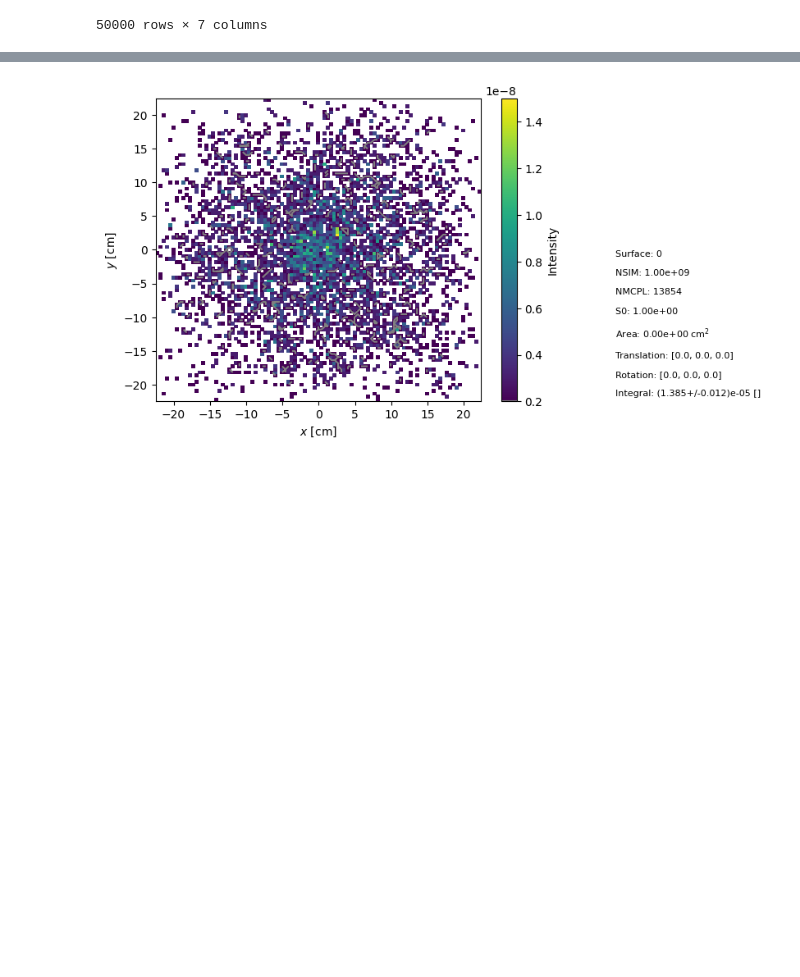
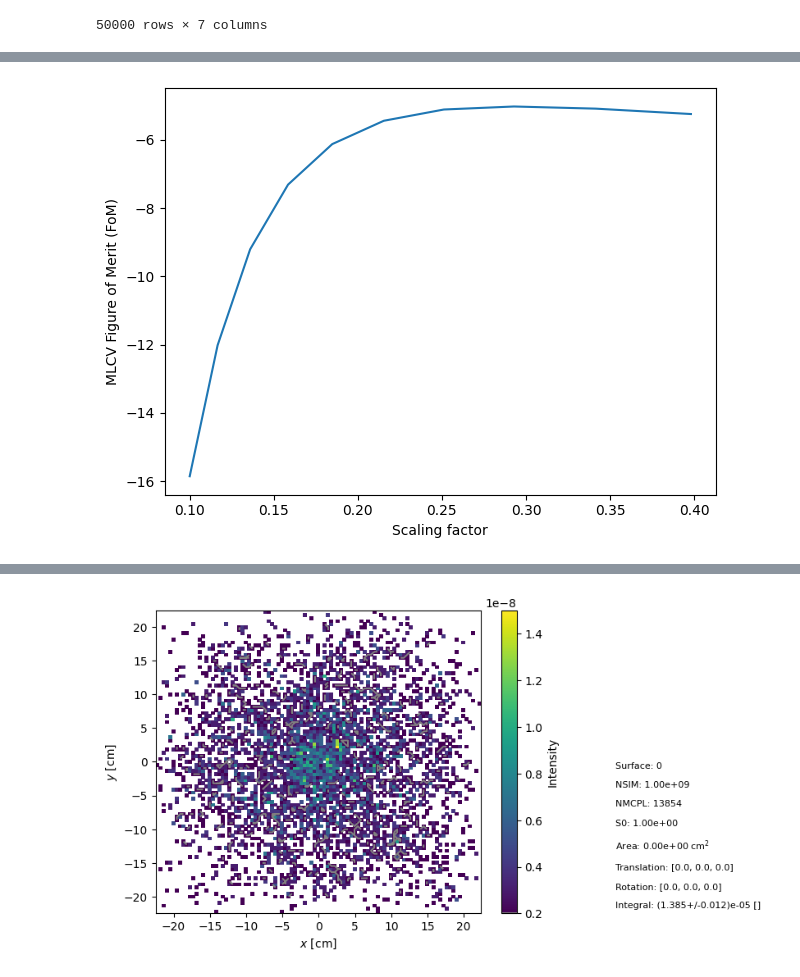
Before and after one commit to PI-AGUS/PRUEBA, a Jupyter notebook: Ejemplo_Charlita/KDS_OPMC.ipynb, the cells around one changed output, grey strips where cells are left out. Saved outputs shown, nothing was run; the diff lists cells and outputs as text; code cells hidden in the pictures; blank space fills up the shorter version.

```diff
--- a/Ejemplo_Charlita/KDS_OPMC.ipynb
+++ b/Ejemplo_Charlita/KDS_OPMC.ipynb
@@ -322,45 +331,46 @@ p2 = 13854.0
 N = 13854
 N_eff = 13854.0
 # %%
-# var_importance = [5,1,1,1,1,1]
+var_importance = [5,1,1,1,1,1]
 
-# parts,ws = S_1.plist.get(N=-1)
-# scaling = S_1.geom.std(parts=parts)
-# scaling /= var_importance
+parts,ws = S_1.plist.get(N=-1)
+scaling = S_1.geom.std(parts=parts)
+scaling /= var_importance
 
-# # Number of particles to use for optimization.
-# # A large number (1E5 or more) gives better bandwidths, but takes longer to
-# # compute.
-# N = 1E5
+# Number of particles to use for optimization.
+# A large number (1E5 or more) gives better bandwidths, but takes longer to
+# compute.
+N = 1E5
 # %%
-# S_1.bw_method = "silv"
-# S_1.fit(N, scaling=scaling)
+S_1.bw_method = "silv"
+S_1.fit(N, scaling=scaling)
 
-# # Method 3: Adaptive Maximum Likelihood Cross-Validation:
-# # Creates a grid of adaptive bandwidths and evaluates the
-# # cross-validation scores on each one, which is an indicator of the
-# # quality of the estimation. Selects the bandwidth that optimizes
-# # CV score.
-# # kNN is used to generate the seed adaptive bandwidth.
+# Method 3: Adaptive Maximum Likelihood Cross-Validation:
+# Creates a grid of adaptive bandwidths and evaluates the
+# cross-validation scores on each one, which is an indicator of the
+# quality of the estimation. Selects the bandwidth that optimizes
+# CV score.
+# kNN is used to generate the seed adaptive bandwidth.
 
-# # kNN bandwidth
-# S_1.bw_method = "knn"
-# batch_size = 10000 # Batch size for KNN search
-# k = 10             # Numer of neighbors per batch
-# S_1.fit(N, scaling=scaling, batch_size=batch_size, k=k)
-# bw_knn = S_1.kde.bw
+# kNN bandwidth
+S_1.bw_method = "knn"
+batch_size = 10000 # Batch size for KNN search
+k = 10             # Numer of neighbors per batch
+S_1.fit(N, scaling=scaling, batch_size=batch_size, k=k)
+bw_knn = S_1.kde.bw
 
-# # MLCV optimization of previously calculated kNN bandwidth
-# S_1.bw_method = "mlcv"
-# N_cv = int(1E4)   # Use a smaller N to reduce computation times
-# seed = bw_knn[:N_cv] # Use kNN BW as seed (first N elements)
-# grid = np.logspace(-1,-0.4,10)
-# S_1.fit(N_cv, scaling=scaling, seed=seed, grid=grid)
-# bw_cv = S_1.kde.bw
+# MLCV optimization of previously calculated kNN bandwidth
+S_1.bw_method = "mlcv"
+N_cv = int(1E4)   # Use a smaller N to reduce computation times
+seed = bw_knn[:N_cv] # Use kNN BW as seed (first N elements)
+grid = np.logspace(-1,-0.4,10)
+S_1.fit(N_cv, scaling=scaling, seed=seed, grid=grid)
+bw_cv = S_1.kde.bw
 
-# # Extend MLCV optimization to full KNN BW
-# bw_knn_cv = bw_knn * bw_cv[0]/bw_knn[0] # Apply MLCV factor
-# dim = S_1.geom.dim
-# bw_knn_cv *= kds.bw_silv(dim,len(bw_knn))/kds.bw_silv(dim,len(bw_cv)) # Apply Silverman factor
-# S_1 = kds.KDSource(plist_1, geom, bw=bw_knn_cv) # Create new KDSource with full BW
-# S_1.fit(N=N, scaling=scaling)
+# Extend MLCV optimization to full KNN BW
+bw_knn_cv = bw_knn * bw_cv[0]/bw_knn[0] # Apply MLCV factor
+dim = S_1.geom.dim
+bw_knn_cv *= kds.bw_silv(dim,len(bw_knn))/kds.bw_silv(dim,len(bw_cv)) # Apply Silverman factor
+S_1 = kds.KDSource(plist_1, geometry_1, bw=bw_knn_cv) # Create new KDSource with full BW
+S_1.fit(N=N, scaling=scaling)
+# %% [output]
@@ -366,0 +401 @@ N_eff = 13854.0
+[figure, added]
```
Also changed, not shown: parts of 12 cells of this notebook.
